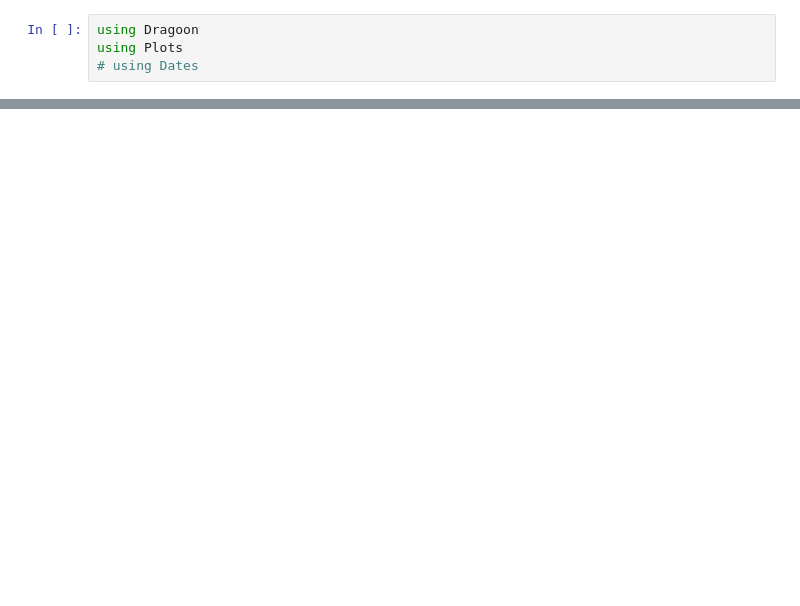
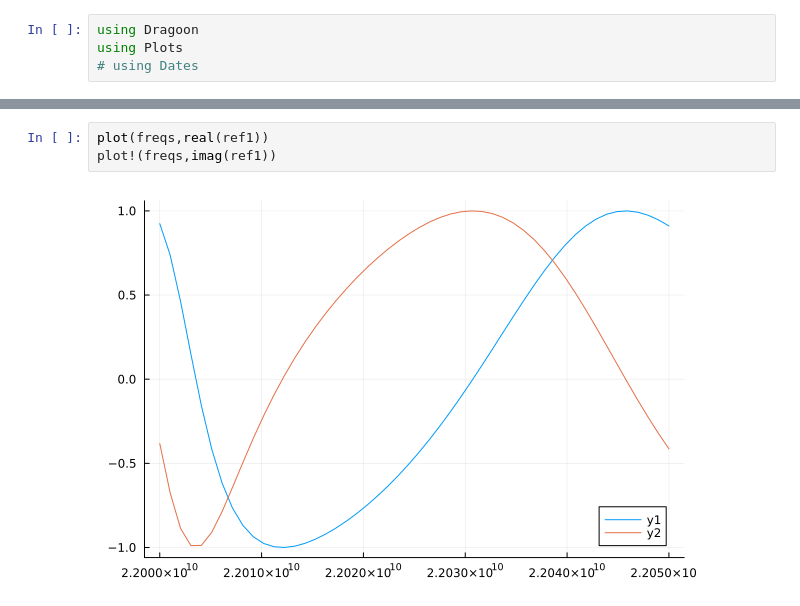
Before and after one commit to bergermann/Dragoon.jl, a Jupyter notebook: examples/testing.ipynb, the cells around one changed output, grey strips where cells are left out. Saved outputs shown, nothing was run; the diff lists cells and outputs as text; blank space fills up the shorter version.

```diff
--- a/examples/testing.ipynb
+++ b/examples/testing.ipynb
@@ -91,0 +155,5 @@ Elapsed computing time: 1 second, 210 milliseconds
+# %%
+plot(freqs,real(ref1))
+plot!(freqs,imag(ref1))
+# %% [output]
+[figure, added]
```
Also changed, not shown: parts of 8 cells of this notebook, 1 other file.
